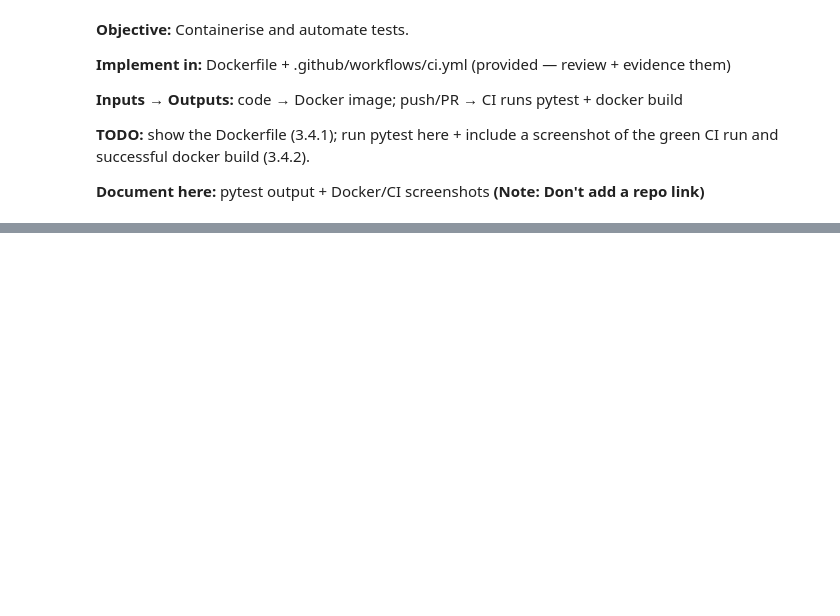
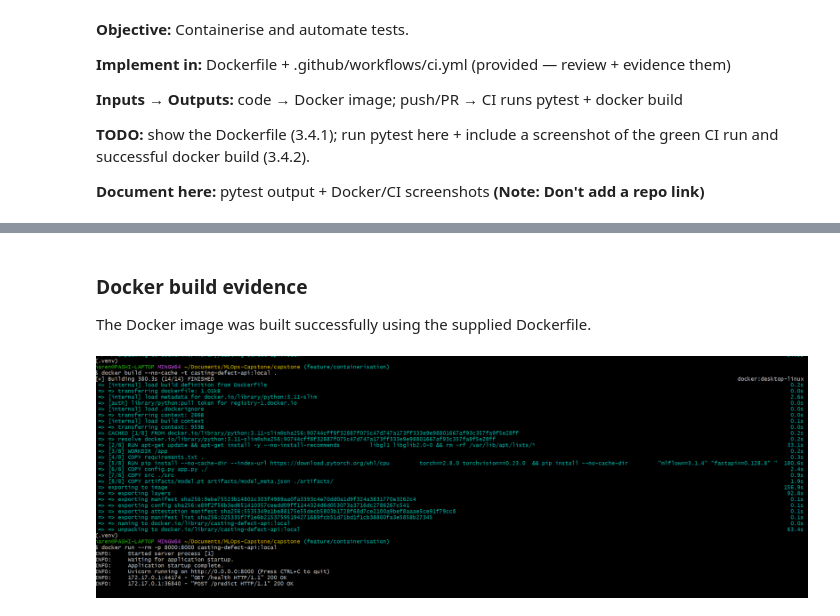
Before and after one commit to narendhar007/capstone, a Jupyter notebook: Model_Development_and_Tracking.ipynb, the cells around one changed output, grey strips where cells are left out. Drawn from its saved outputs; the diff is of its cells as text; code cells hidden in the pictures; blank space fills up the shorter version.

```diff
--- a/Model_Development_and_Tracking.ipynb
+++ b/Model_Development_and_Tracking.ipynb
@@ -1336,0 +1501,37 @@ handling, model traceability and prediction-logging requirements.
+# %%
+# Display the Docker build evidence screenshot, which shows that the Docker image was built successfully using the supplied Dockerfile.
+from IPython.display import Image, Markdown, display
+
+# Define the path to the Docker build success screenshot, which will be displayed in the notebook to provide
+# visual evidence of a successful Docker build.
+docker_screenshot = (
+    config.BASE_DIR
+    / "artifacts"
+    / "evidence"
+    / "docker_build_success.png"
+)
+
+# Assert that the Docker build success screenshot exists on disk before attempting to display it in the notebook.
+assert docker_screenshot.exists(), (
+    f"Screenshot not found: {docker_screenshot}"
+)
+
+# Display the Docker build evidence screenshot in the notebook using Markdown formatting to provide context and explanation.
+display(
+    Markdown(
+        "### Docker build evidence\n"
+        "The Docker image was built successfully using the supplied Dockerfile."
+    )
+)
+
+# Display the Docker build success screenshot in the notebook with a specified width for better visibility.
+display(
+    Image(
+        filename=str(docker_screenshot),
+        width=1000,
+    )
+)
+# %% [output]
+### Docker build evidence
+The Docker image was built successfully using the supplied Dockerfile.
+[figure, added]
```
Also changed, not shown: parts of 3 cells of this notebook, 9 other files.
